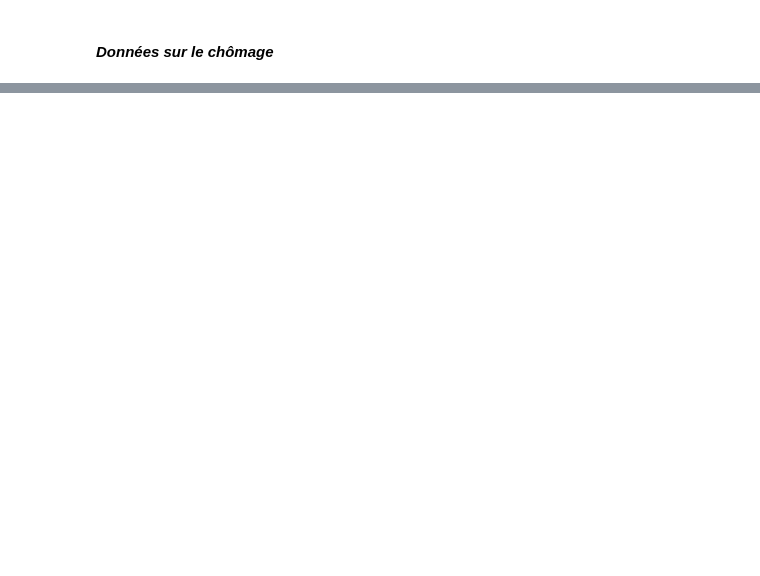
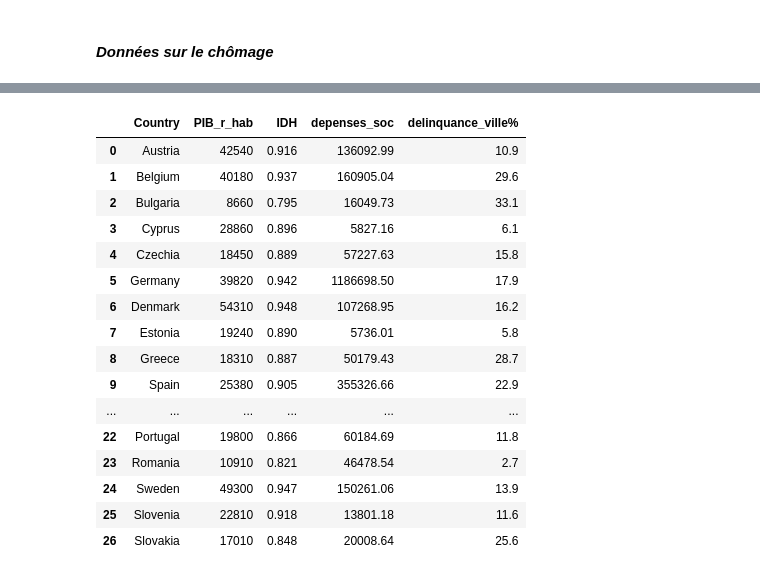
Before and after one commit to refouch/Projet_Python_2A, a Jupyter notebook: Tidy.ipynb, the cells around one changed output, grey strips where cells are left out. Cells and saved outputs as stored; diff of their text form; code cells hidden in the pictures; blank space fills up the shorter version.

Commit message:
terminé d'ajouter les donnes macro

```diff
--- a/Tidy.ipynb
+++ b/Tidy.ipynb
@@ -1289,0 +1273,6 @@ chomage_filtre
+# %%
+import pandas as pd
+
+idh = pd.read_csv('/home/onyxia/work/Projet_Python_2A/Data/Macro/IDH_UE.csv')
+
+idh.head()
@@ -1289,0 +1359,24 @@ chomage_filtre
+# %%
+# On importe au format pandas les données sur le chômage
+pauvrete = pd.read_csv('/home/onyxia/work/Projet_Python_2A/Data/Macro/estat_tesov110_filtered_en.csv')
+pauvrete.drop(columns=['DATAFLOW','LAST UPDATE','freq','unit','OBS_FLAG','TIME_PERIOD','wstatus','age','sex'],inplace=True)
+
+pauvrete.rename(columns={'geo':'Country','OBS_VALUE':'risque_pauvrete'}, inplace=True)
+
+pauvrete_filtre = pd.DataFrame(columns=['Country','risque_pauvrete'])
+
+# On fait en sorte de récupérer à chaque fois la donnée la plus récente disponible
+for index in secu.index:
+    country = pauvrete.at[index, 'Country']
+    last_buffer = buffer
+    buffer = pauvrete.loc[index].tolist()
+    pauvrete_filtre.loc[country] = buffer
+    if pd.isna(pauvrete_filtre.at[country,'risque_pauvrete']) == True:
+        pauvrete_filtre.loc[country] = last_buffer
+        buffer = last_buffer
+
+pauvrete_filtre.reset_index(inplace=True)
+pauvrete_filtre.drop(columns='index', inplace=True)
+pauvrete_filtre.drop_duplicates(inplace=True)
+
+pauvrete_filtre.head()
@@ -1289,0 +1396,31 @@ chomage_filtre
+# %%
+#La première table
+table_macro = pd.merge(pib,idh,how='inner',on='Country')
+table_macro = pd.merge(table_macro,secu_filtre,how='inner',on='Country')
+table_macro = pd.merge(table_macro,delinq_filtre,how='inner',on='Country')
+
+# La deuxième table
+table_macro_loss = pd.merge(table_macro,chomage_filtre,how='inner',on='Country')
+
+#La troisième table
+table_macro_loss_2 = pd.merge(table_macro_loss,pauvrete_filtre,how='inner',on='Country')
+
+table_macro
+# %% [output]
+|  | Country | PIB_r_hab | IDH | depenses_soc | delinquance_ville% |
+| 0 | Austria | 42540 | 0.916 | 136092.99 | 10.9 |
+| 1 | Belgium | 40180 | 0.937 | 160905.04 | 29.6 |
+| 2 | Bulgaria | 8660 | 0.795 | 16049.73 | 33.1 |
+| 3 | Cyprus | 28860 | 0.896 | 5827.16 | 6.1 |
+| 4 | Czechia | 18450 | 0.889 | 57227.63 | 15.8 |
+| 5 | Germany | 39820 | 0.942 | 1186698.50 | 17.9 |
+| 6 | Denmark | 54310 | 0.948 | 107268.95 | 16.2 |
+| 7 | Estonia | 19240 | 0.890 | 5736.01 | 5.8 |
+| 8 | Greece | 18310 | 0.887 | 50179.43 | 28.7 |
+| 9 | Spain | 25380 | 0.905 | 355326.66 | 22.9 |
+| ... | ... | ... | ... | ... | ... |
+| 22 | Portugal | 19800 | 0.866 | 60184.69 | 11.8 |
+| 23 | Romania | 10910 | 0.821 | 46478.54 | 2.7 |
+| 24 | Sweden | 49300 | 0.947 | 150261.06 | 13.9 |
+| 25 | Slovenia | 22810 | 0.918 | 13801.18 | 11.6 |
+| 26 | Slovakia | 17010 | 0.848 | 20008.64 | 25.6 |
```
Also changed, not shown: parts of 11 cells of this notebook, 4 other files.
